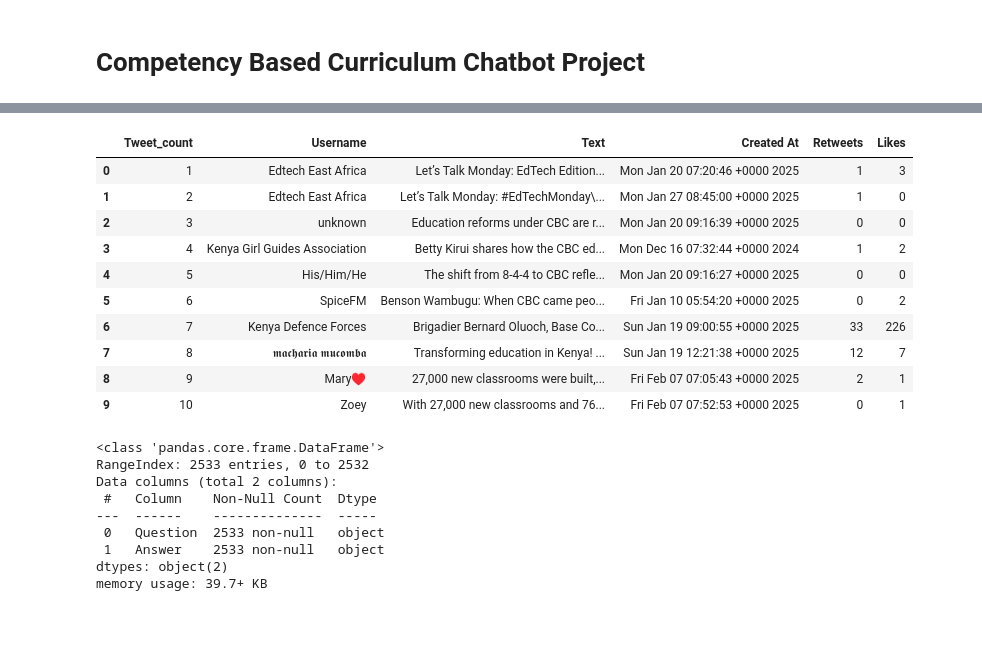
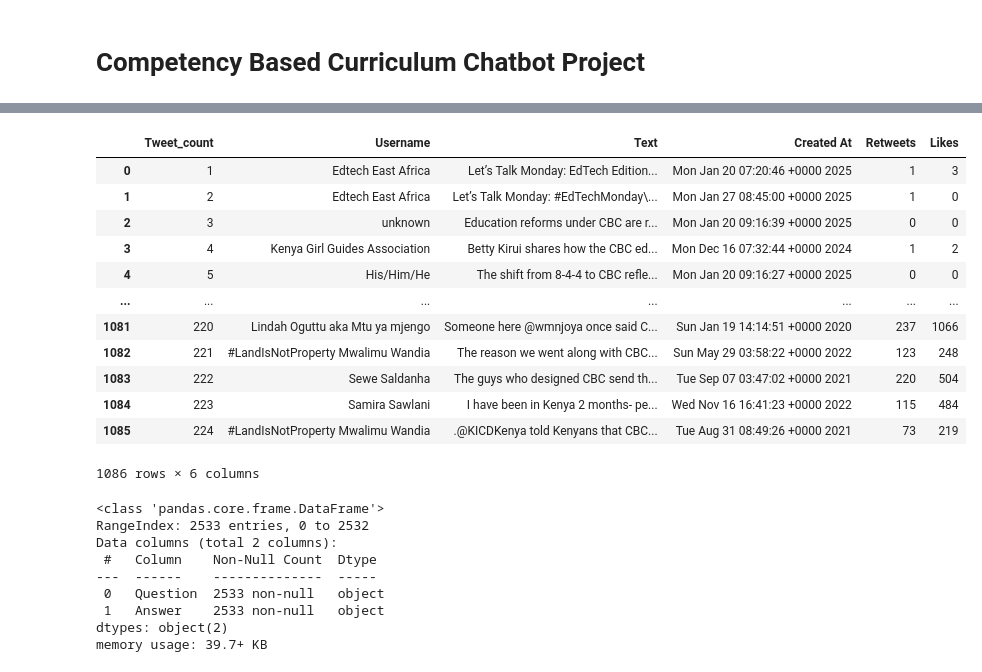
Before and after one commit to Komen5/CBC-Chatbot-Project, a Jupyter notebook: Chatbot.ipynb, the cells around one changed output, grey strips where cells are left out. Cells and saved outputs as stored; diff of their text form; code cells hidden in the pictures; blank space fills up the shorter version.

```diff
--- a/Chatbot.ipynb
+++ b/Chatbot.ipynb
@@ -47,19 +118,21 @@ data.head()
 # %%
 # Loading the tweets dataset
 tweets = pd.read_csv("merged_dataset_Twitter.csv")
-tweets.head(10)
+tweets
 # %% [output]
 |  | Tweet_count | Username | Text | Created At | Retweets | Likes |
 | 0 | 1 | Edtech East Africa | Let’s Talk Monday: EdTech Edition... | Mon Jan 20 07:20:46 +0000 2025 | 1 | 3 |
 | 1 | 2 | Edtech East Africa | Let’s Talk Monday: #EdTechMonday\... | Mon Jan 27 08:45:00 +0000 2025 | 1 | 0 |
 | 2 | 3 | unknown | Education reforms under CBC are r... | Mon Jan 20 09:16:39 +0000 2025 | 0 | 0 |
 | 3 | 4 | Kenya Girl Guides Association | Betty Kirui shares how the CBC ed... | Mon Dec 16 07:32:44 +0000 2024 | 1 | 2 |
 | 4 | 5 | His/Him/He | The shift from 8-4-4 to CBC refle... | Mon Jan 20 09:16:27 +0000 2025 | 0 | 0 |
-| 5 | 6 | SpiceFM | Benson Wambugu: When CBC came peo... | Fri Jan 10 05:54:20 +0000 2025 | 0 | 2 |
-| 6 | 7 | Kenya Defence Forces | Brigadier Bernard Oluoch, Base Co... | Sun Jan 19 09:00:55 +0000 2025 | 33 | 226 |
-| 7 | 8 | 𝖒𝖆𝖈𝖍𝖆𝖗𝖎𝖆 𝖒𝖚𝖈𝖔𝖒𝖇𝖆 | Transforming education in Kenya! ... | Sun Jan 19 12:21:38 +0000 2025 | 12 | 7 |
-| 8 | 9 | Mary♥️ | 27,000 new classrooms were built,... | Fri Feb 07 07:05:43 +0000 2025 | 2 | 1 |
-| 9 | 10 | Zoey | With 27,000 new classrooms and 76... | Fri Feb 07 07:52:53 +0000 2025 | 0 | 1 |
+| ... | ... | ... | ... | ... | ... | ... |
+| 1081 | 220 | Lindah Oguttu aka Mtu ya mjengo | Someone here @wmnjoya once said C... | Sun Jan 19 14:14:51 +0000 2020 | 237 | 1066 |
+| 1082 | 221 | #LandIsNotProperty Mwalimu Wandia | The reason we went along with CBC... | Sun May 29 03:58:22 +0000 2022 | 123 | 248 |
+| 1083 | 222 | Sewe Saldanha | The guys who designed CBC send th... | Tue Sep 07 03:47:02 +0000 2021 | 220 | 504 |
+| 1084 | 223 | Samira Sawlani | I have been in Kenya 2 months- pe... | Wed Nov 16 16:41:23 +0000 2022 | 115 | 484 |
+| 1085 | 224 | #LandIsNotProperty Mwalimu Wandia | .@KICDKenya told Kenyans that CBC... | Tue Aug 31 08:49:26 +0000 2021 | 73 | 219 |
+1086 rows × 6 columns
 # %%
 # Check the info in the FAQS dataset
 data.info()
```
Also changed, not shown: parts of 98 cells of this notebook.
